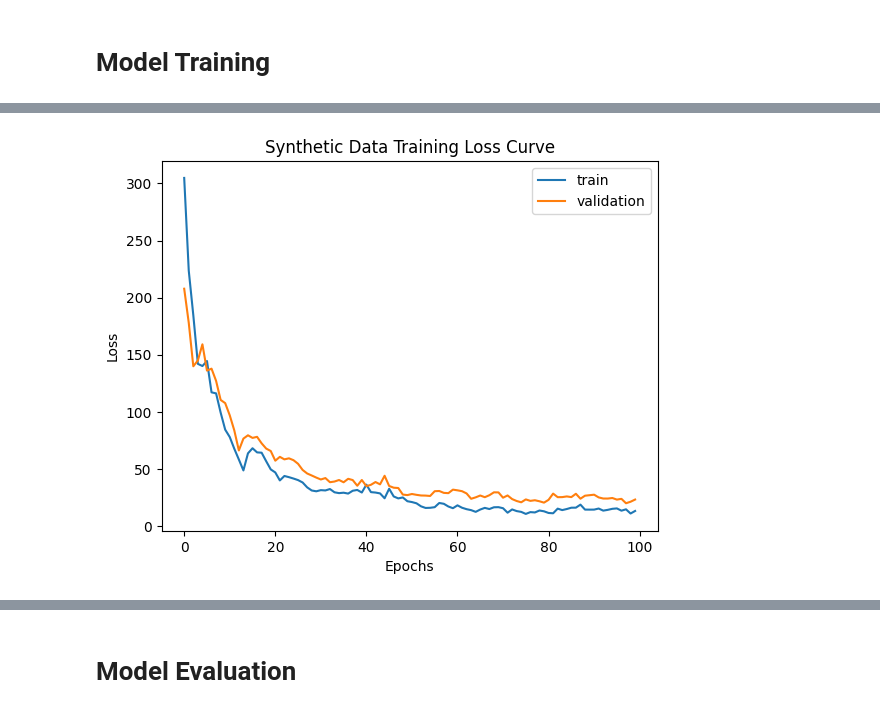
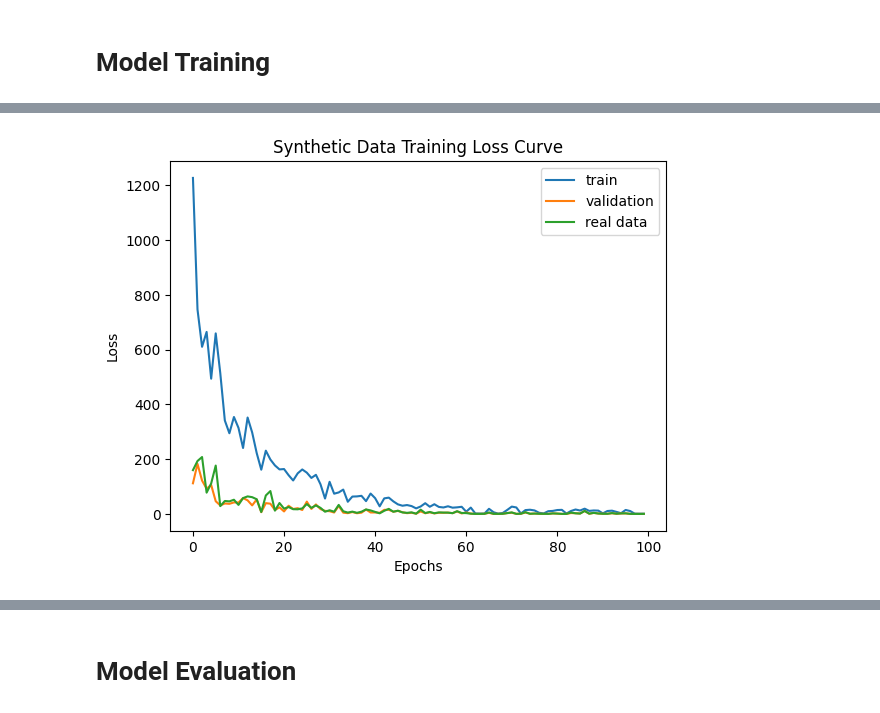
Before and after one commit to AndrewGBalaschak/CPTS-475-Final-Project, a Jupyter notebook: classifier.ipynb, the cells around one changed output, grey strips where cells are left out. Saved outputs shown, nothing was run; the diff lists cells and outputs as text; code cells hidden in the pictures.

```diff
--- a/classifier.ipynb
+++ b/classifier.ipynb
@@ -24,7 +25,7 @@ Using device: cpu
 # %%
 # Set up the label encoder for consistency in target labels
 le = LabelEncoder()
-labels = ['Benign', 'DDoS', 'Reconnaissance', 'injection', 'DoS', 'Brute Force', 'password', 'xss', 'Infilteration', 'Exploits', 'scanning', 'Fuzzers', 'Backdoor', 'Bot', 'Generic', 'Analysis', 'Theft', 'Shellcode', 'mitm', 'Worms', 'ransomware']
+labels = ['Benign', 'DDoS', 'Reconnaissance', 'Brute Force', 'password', 'xss', 'Backdoor']
 le.fit(labels)
 # %% [output]
 LabelEncoder()
@@ -55,16 +72,16 @@ class NFUQNIDS(Dataset):
         return features, label
 # %%
 # Real attack data
-real_attack_data = NFUQNIDS('data/cleaned/NF-UQ-NIDS-ATTACKS.csv')
+real_attack_data = NFUQNIDS({'DDoS', 'Reconnaissance', 'Brute Force', 'Password', 'XSS', 'Backdoor'}, use_synthetic=False)
 
-train_size = int(0.8 * len(real_attack_data))
+train_size = int(0.9 * len(real_attack_data))
 val_size = len(real_attack_data) - train_size
 real_train_dataset, real_val_dataset = torch.utils.data.random_split(real_attack_data, [train_size, val_size])
 
 # Synthetic attack data
-synth_attack_data = NFUQNIDS('data/synthetic/NF-UQ-NIDS-ATTACKS-SYNTHETIC.csv')
+synth_attack_data = NFUQNIDS({'DDoS', 'Reconnaissance', 'Brute Force', 'Password', 'XSS', 'Backdoor'}, use_synthetic=True)
 
-train_size = int(0.8 * len(synth_attack_data))
+train_size = int(0.9 * len(synth_attack_data))
 val_size = len(synth_attack_data) - train_size
 synth_train_dataset, synth_val_dataset = torch.utils.data.random_split(synth_attack_data, [train_size, val_size])
 # %% [output]
@@ -103,7 +120,7 @@ del synth_val_dataset
 # Model hyperparameters
 input_dim = 74
 hidden_dim = input_dim*2
-num_classes = 21
+num_classes = len(labels)
 
 # Model definition
 class Classifier(nn.Module):
@@ -137,10 +154,12 @@ num_epochs = 100
 # Lists to store the loss values for training and validation sets
 synth_train_loss_list = []
 synth_val_loss_list = []
+synth_real_loss_list = []
 
 for epoch in tqdm(range(num_epochs)):
     cumulative_train_loss = 0
     cumulative_val_loss = 0
+    cumulative_real_loss = 0
 
     for inputs, labels in synth_train:
         # Calculate training output and loss
@@ -166,10 +185,22 @@ for epoch in tqdm(range(num_epochs)):
 
         cumulative_val_loss = cumulative_val_loss + val_loss
 
+        for inputs, labels in real_val:
+            # Calculate training output and loss
+            real_outputs = synth_model(inputs)
+            real_loss = criterion(real_outputs, labels)
+
+        cumulative_real_loss = cumulative_real_loss + real_loss
+
+
     # Calculate val loss this epoch
     cumulative_val_loss = cumulative_val_loss.item() / (len(synth_val))
     synth_val_loss_list.append(cumulative_val_loss)
 
+    # Calculate real loss this epoch
+    cumulative_real_loss = cumulative_real_loss.item() / (len(real_val))
+    synth_real_loss_list.append(cumulative_real_loss)
+
     if(((epoch+1) % 10) == 0):
-        print(f'Epoch [{epoch+1}/{num_epochs}], Train Loss: {(cumulative_train_loss):.4f}, Validation Loss: {(cumulative_val_loss):.4f}')
+        print(f'Epoch [{epoch+1}/{num_epochs}], Train Loss: {(cumulative_train_loss):.4f}, Validation Loss: {(cumulative_val_loss):.4f}, Real Loss: {(cumulative_real_loss):.4f}')
 # %% [output]
@@ -236,14 +276,15 @@ KeyboardInterrupt:
 # %%
 # Plot the synthetic loss curve
 plt.plot(synth_train_loss_list, label="train")
 plt.plot(synth_val_loss_list, label="validation")
+plt.plot(synth_real_loss_list, label="real data")
 plt.title("Synthetic Data Training Loss Curve")
 plt.xlabel("Epochs")
 plt.ylabel("Loss")
 plt.legend()
 plt.show()
 # %% [output]
-[figure, old version]
+[figure, new version]
 # %%
 # Plot the real loss curve
 plt.plot(real_train_loss_list, label="train")
```
Also changed, not shown: parts of 7 cells of this notebook, 5 other files.
